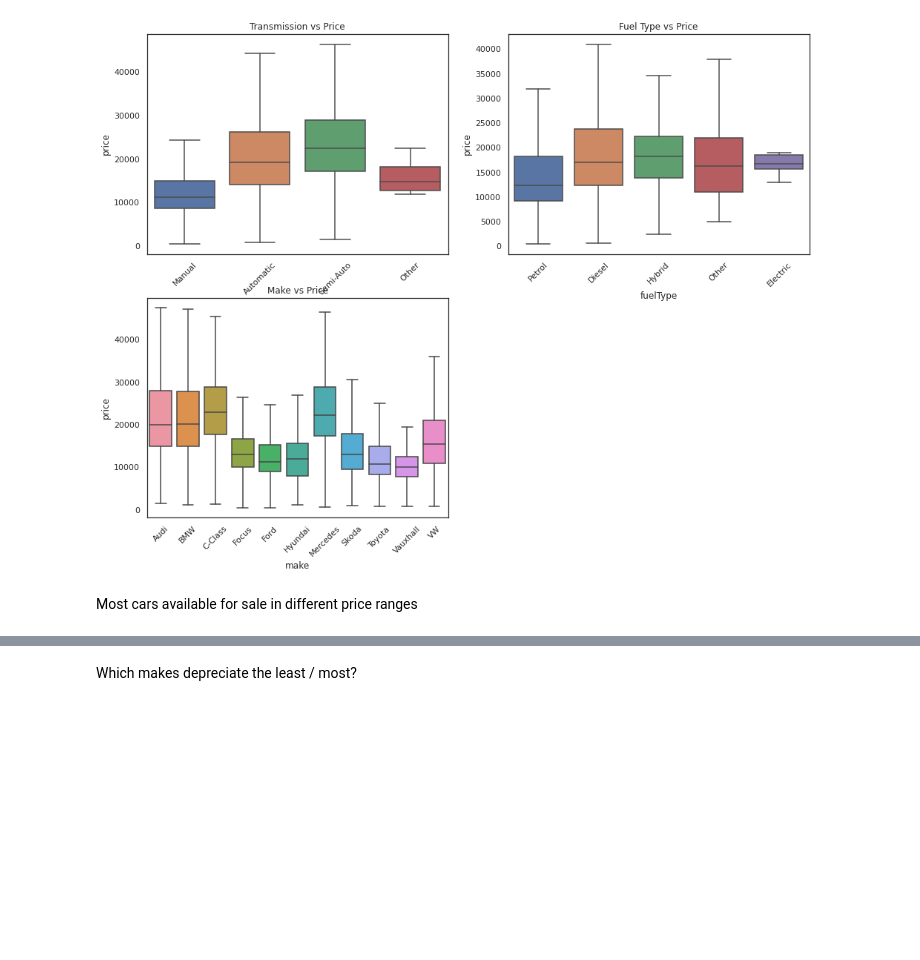
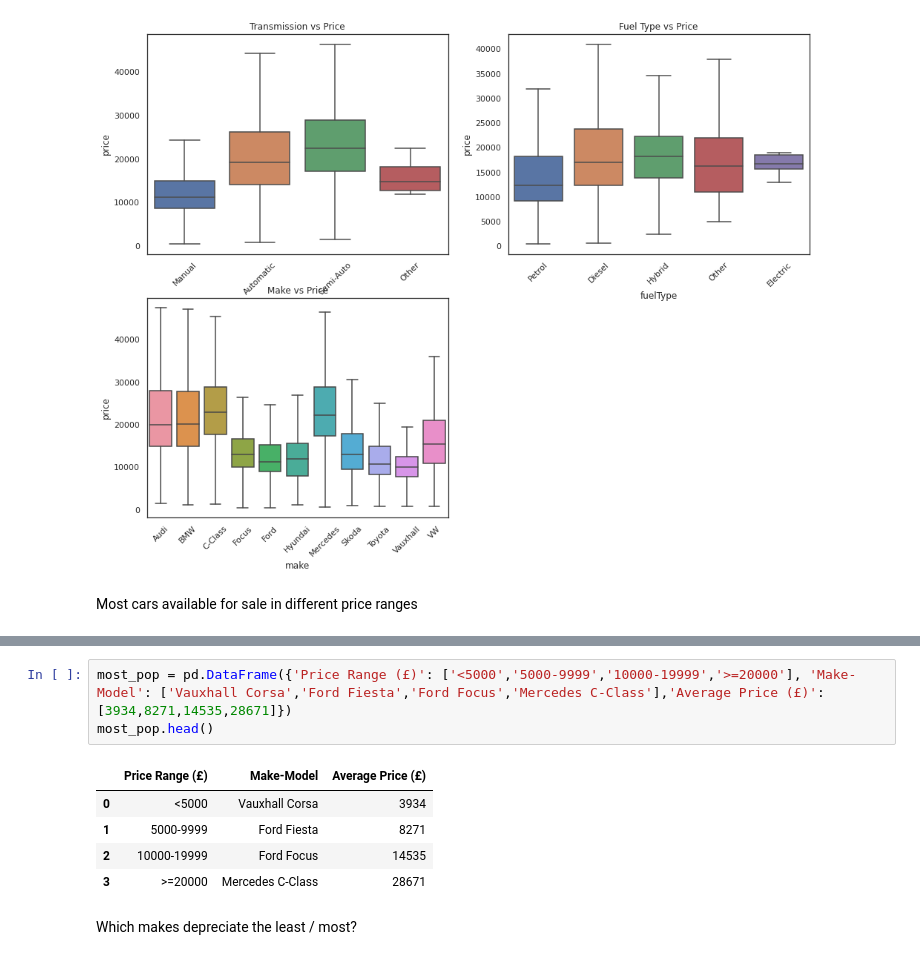
Before and after one commit to AmanMander123/UKUsedCarPrices, a Jupyter notebook: UKUsedCarPricePrediction.ipynb, the cells around one changed output, grey strips where cells are left out. Cells and saved outputs as stored; diff of their text form; blank space fills up the shorter version.

```diff
--- a/UKUsedCarPricePrediction.ipynb
+++ b/UKUsedCarPricePrediction.ipynb
@@ -326,3 +344,12 @@ print(bucket_5)
+# %%
+most_pop = pd.DataFrame({'Price Range (£)': ['<5000','5000-9999','10000-19999','>=20000'], 'Make-Model': ['Vauxhall Corsa','Ford Fiesta','Ford Focus','Mercedes C-Class'],'Average Price (£)': [3934,8271,14535,28671]})
+most_pop.head()
+# %% [output]
+|  | Price Range (£) | Make-Model | Average Price (£) |
+| 0 | <5000 | Vauxhall Corsa | 3934 |
+| 1 | 5000-9999 | Ford Fiesta | 8271 |
+| 2 | 10000-19999 | Ford Focus | 14535 |
+| 3 | >=20000 | Mercedes C-Class | 28671 |
 # %% [markdown]
 Which makes depreciate the least / most?
 # %%
```
Also changed, not shown: parts of 14 cells of this notebook.
